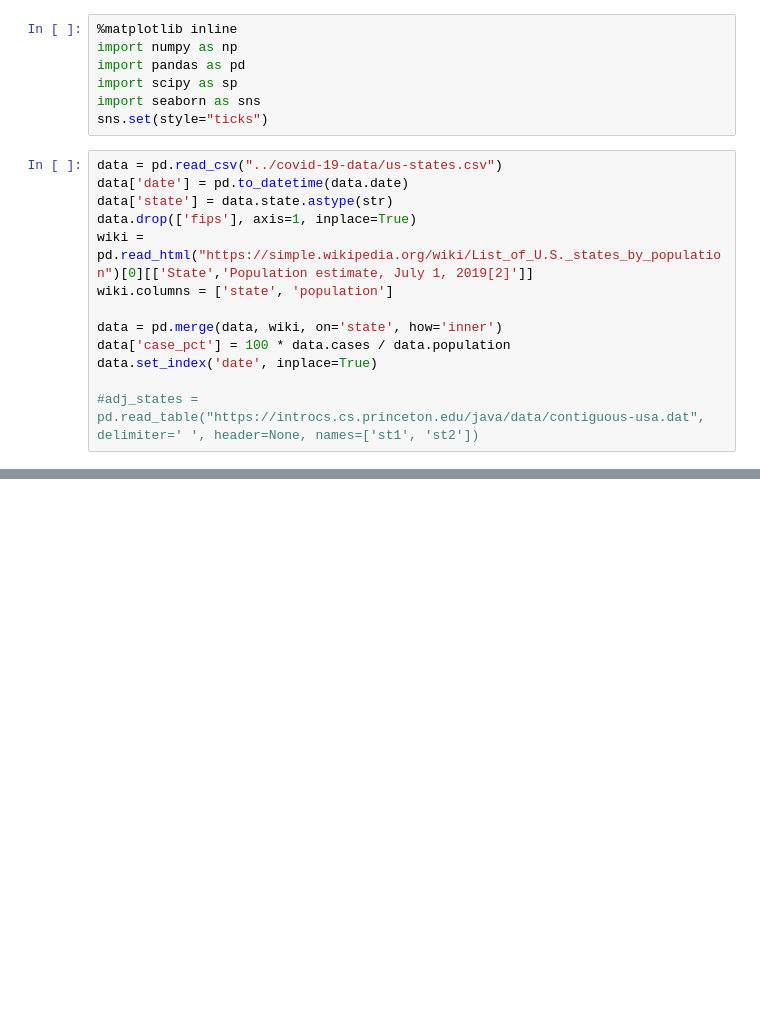
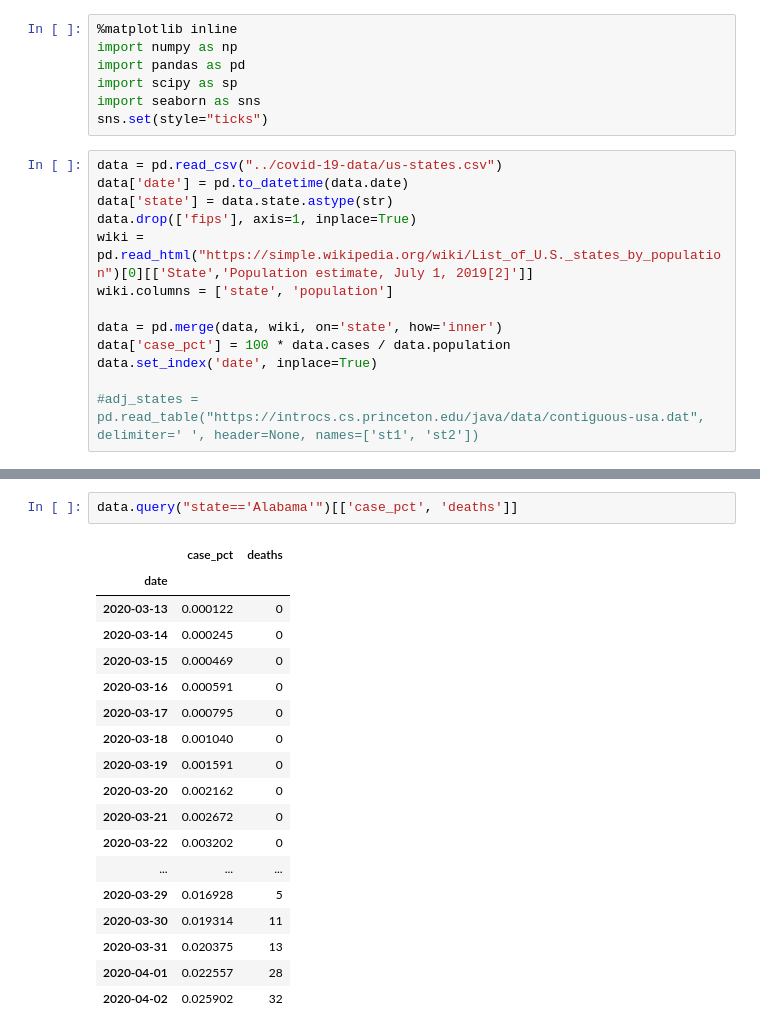
Before and after one commit to tipanverella/EpidemicModels, a Jupyter notebook: notebooks/NYT_COVID19.ipynb, the cells around one changed output, grey strips where cells are left out. Cells and saved outputs as stored; diff of their text form; blank space fills up the shorter version.

```diff
--- a/notebooks/NYT_COVID19.ipynb
+++ b/notebooks/NYT_COVID19.ipynb
@@ -82,0 +89,21 @@ fig.savefig(f"../writeups/images/WA.png")
+# %%
+data.query("state=='Alabama'")[['case_pct', 'deaths']]
+# %% [output]
+|  | case_pct | deaths |
+| date |  |  |
+| 2020-03-13 | 0.000122 | 0 |
+| 2020-03-14 | 0.000245 | 0 |
+| 2020-03-15 | 0.000469 | 0 |
+| 2020-03-16 | 0.000591 | 0 |
+| 2020-03-17 | 0.000795 | 0 |
+| 2020-03-18 | 0.001040 | 0 |
+| 2020-03-19 | 0.001591 | 0 |
+| 2020-03-20 | 0.002162 | 0 |
+| 2020-03-21 | 0.002672 | 0 |
+| 2020-03-22 | 0.003202 | 0 |
+| ... | ... | ... |
+| 2020-03-29 | 0.016928 | 5 |
+| 2020-03-30 | 0.019314 | 11 |
+| 2020-03-31 | 0.020375 | 13 |
+| 2020-04-01 | 0.022557 | 28 |
+| 2020-04-02 | 0.025902 | 32 |
```
Also changed, not shown: parts of 10 cells of this notebook, 8 other files.
